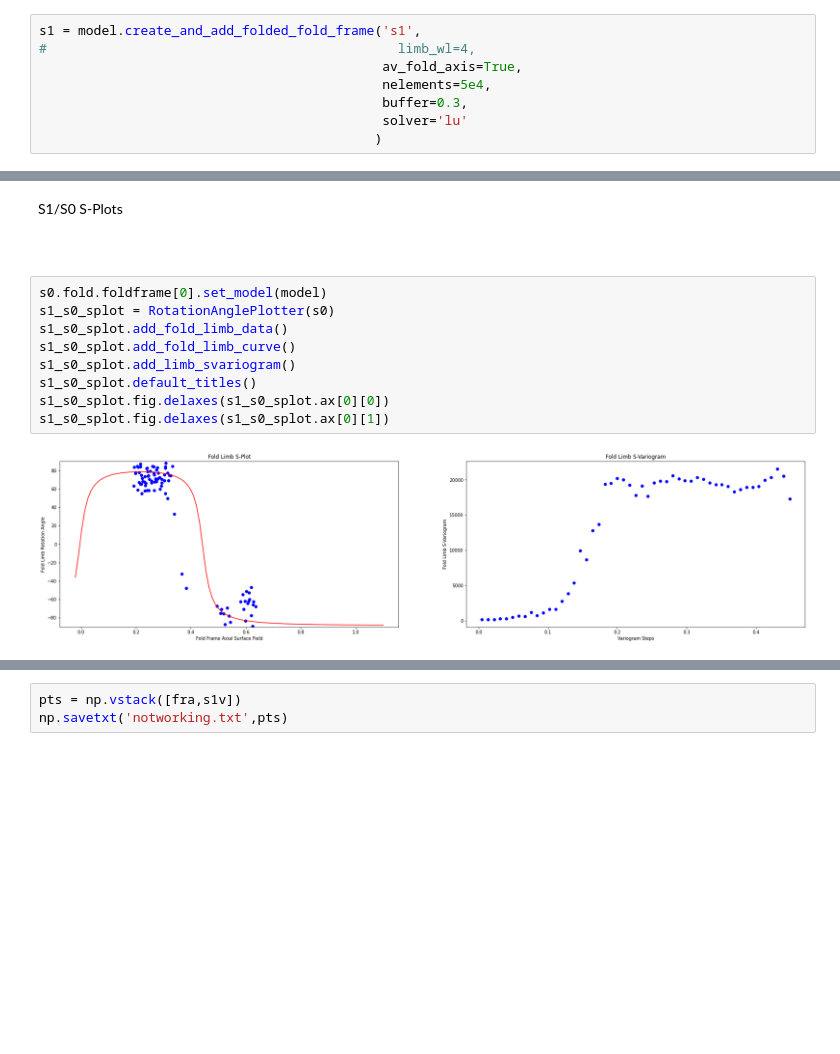
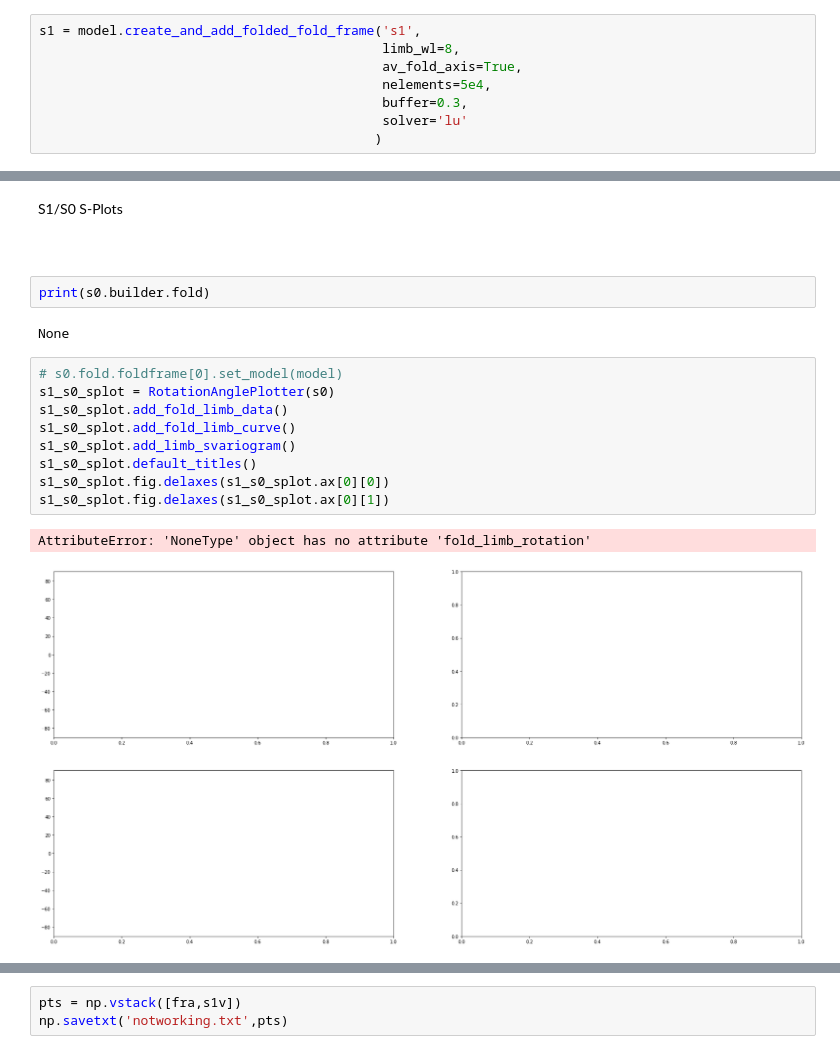
Before and after one commit to lachlangrose/loopstructural_paper_examples, a Jupyter notebook: Case study 2: refolded fold.ipynb, the cells around one changed output, grey strips where cells are left out. Cells and saved outputs as stored; diff of their text form; blank space fills up the shorter version.

Commit message:
updating fold example

```diff
--- a/Case study 2: refolded fold.ipynb
+++ b/Case study 2: refolded fold.ipynb
@@ -88,7 +74,7 @@ Modelling S1
 ~~~~~~~~~~~~
 # %%
 s1 = model.create_and_add_folded_fold_frame('s1',
-#                                             limb_wl=4,
+                                            limb_wl=8,
                                             av_fold_axis=True,
                                             nelements=5e4,
                                             buffer=0.3,
@@ -180,17 +170,22 @@ Text(0.5, 1.0, 'C. S0 geological model')
 # %% [markdown]
 S1/S0 S-Plots
 ~~~~~~~~~~~~~
+# %%
+print(s0.builder.fold)
+# %% [output]
+None
 # %%
-s0.fold.foldframe[0].set_model(model)
+# s0.fold.foldframe[0].set_model(model)
 s1_s0_splot = RotationAnglePlotter(s0)
 s1_s0_splot.add_fold_limb_data()
 s1_s0_splot.add_fold_limb_curve()
 s1_s0_splot.add_limb_svariogram()
 s1_s0_splot.default_titles()
 s1_s0_splot.fig.delaxes(s1_s0_splot.ax[0][0])
 s1_s0_splot.fig.delaxes(s1_s0_splot.ax[0][1])
 # %% [output]
+AttributeError: 'NoneType' object has no attribute 'fold_limb_rotation'
-[figure, old version]
+[figure, new version]
 # %%
 
 
```
Also changed, not shown: parts of 9 cells of this notebook, 2 other files.
